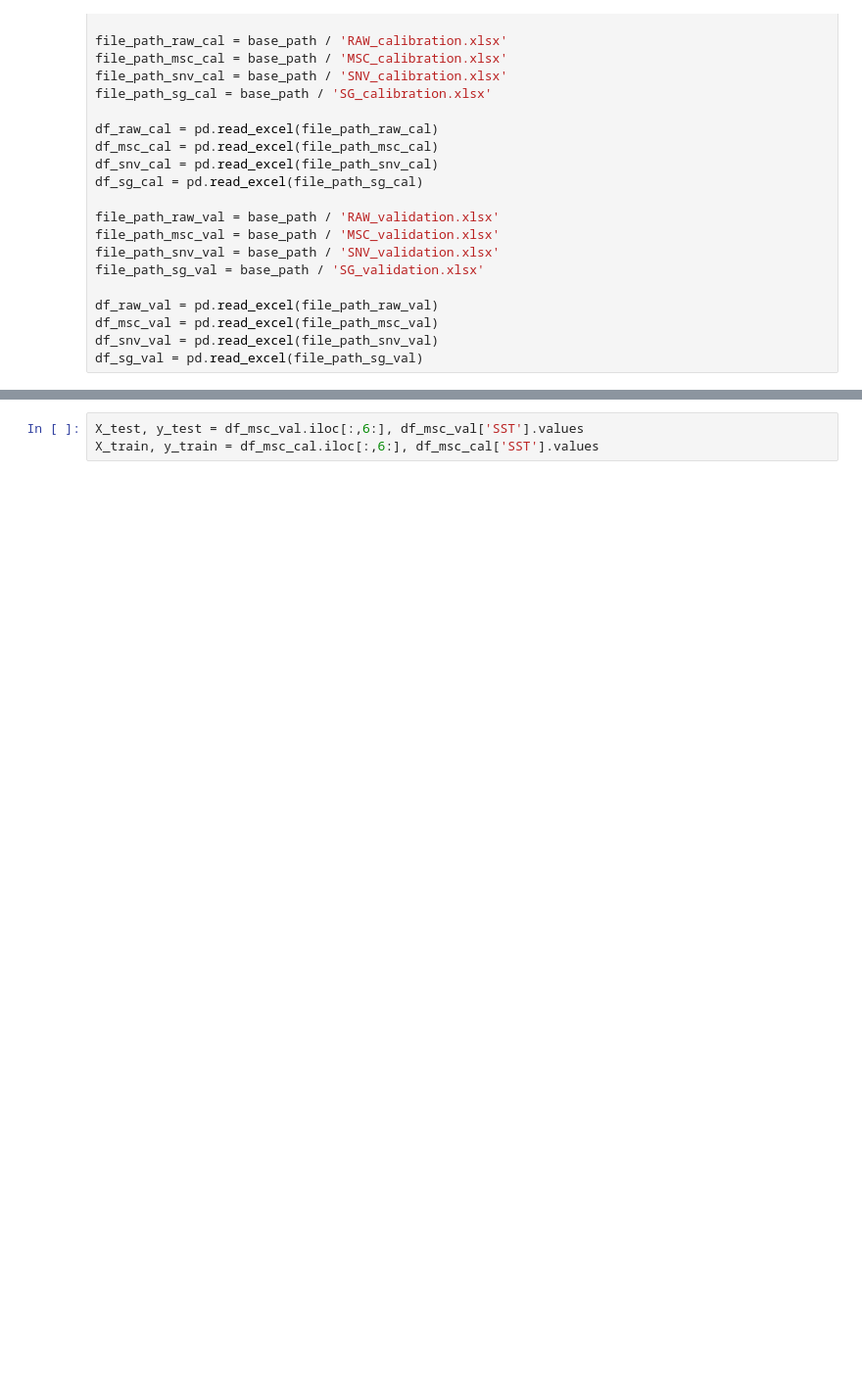
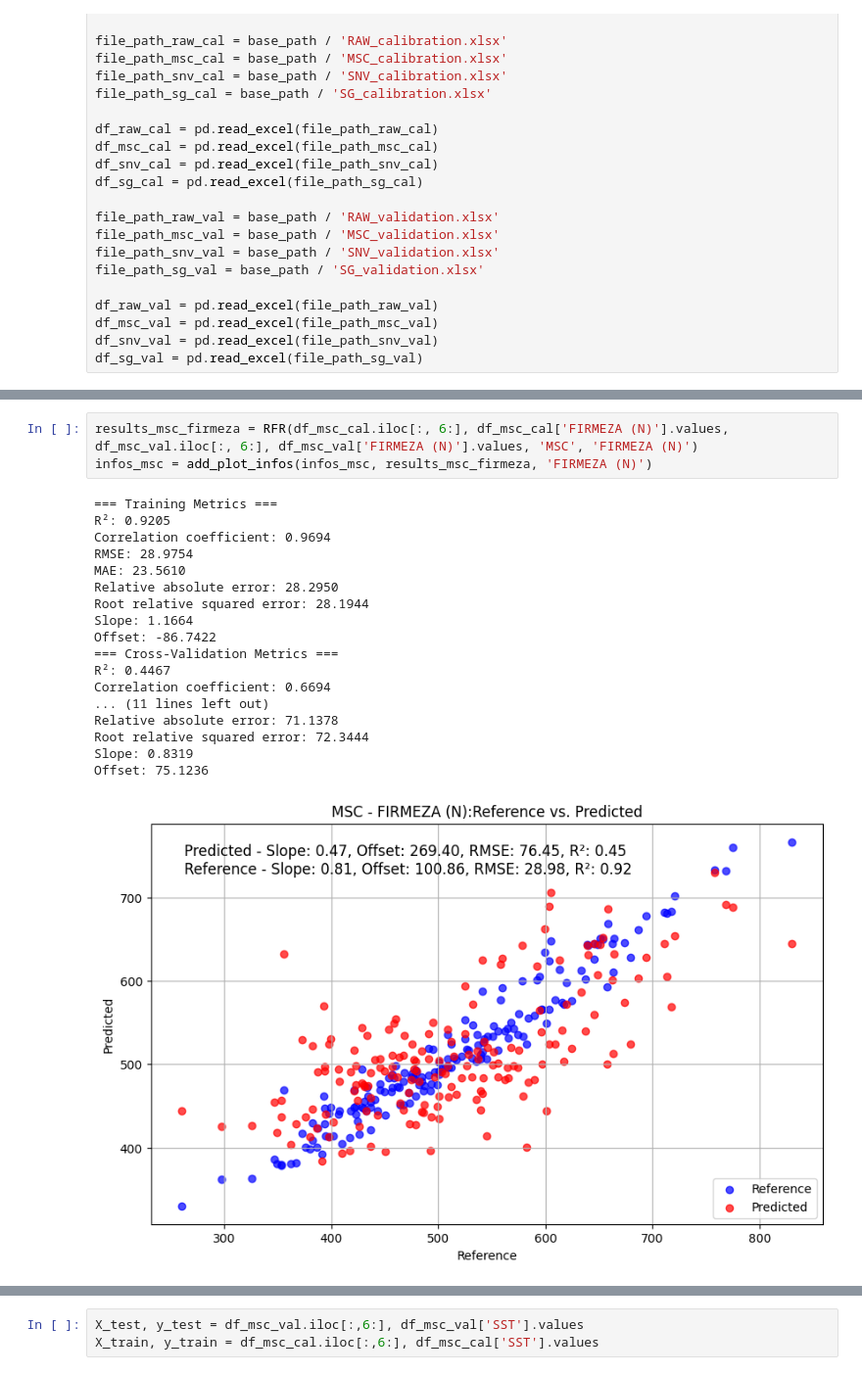
Before and after one commit to xndrxssx/cotton_candy_spectral_analysis, a Jupyter notebook: Random Forest Regressor/RFR.ipynb, the cells around one changed output, grey strips where cells are left out. Shown at 98% size. Saved outputs shown, nothing was run; the diff lists cells and outputs as text; blank space fills up the shorter version.

```diff
--- a/Random Forest Regressor/RFR.ipynb
+++ b/Random Forest Regressor/RFR.ipynb
@@ -42,0 +277,22 @@ df_sg_val = pd.read_excel(file_path_sg_val)
+# %%
+results_msc_firmeza = RFR(df_msc_cal.iloc[:, 6:], df_msc_cal['FIRMEZA (N)'].values, df_msc_val.iloc[:, 6:], df_msc_val['FIRMEZA (N)'].values, 'MSC', 'FIRMEZA (N)')
+infos_msc = add_plot_infos(infos_msc, results_msc_firmeza, 'FIRMEZA (N)')
+# %% [output]
+=== Training Metrics ===
+R²: 0.9205
+Correlation coefficient: 0.9694
+RMSE: 28.9754
+MAE: 23.5610
+Relative absolute error: 28.2950
+Root relative squared error: 28.1944
+Slope: 1.1664
+Offset: -86.7422
+=== Cross-Validation Metrics ===
+R²: 0.4467
+Correlation coefficient: 0.6694
+... (11 lines left out)
+Relative absolute error: 71.1378
+Root relative squared error: 72.3444
+Slope: 0.8319
+Offset: 75.1236
+[figure, added]
```
Also changed, not shown: parts of 50 cells of this notebook.
